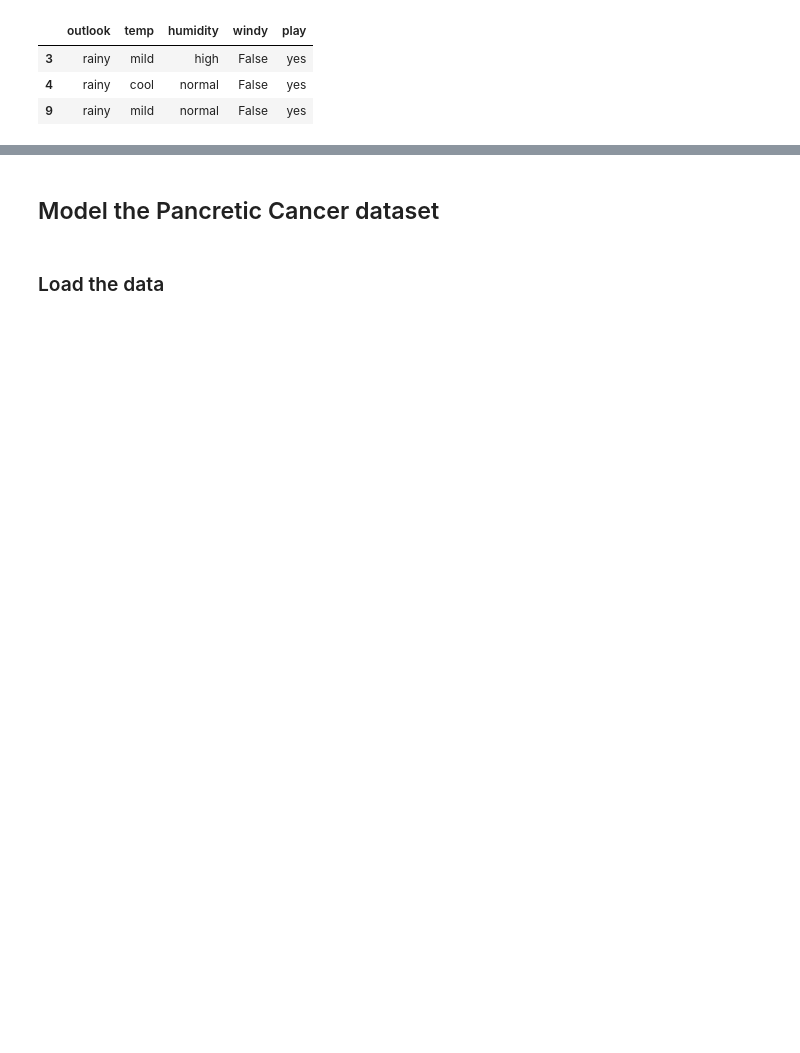
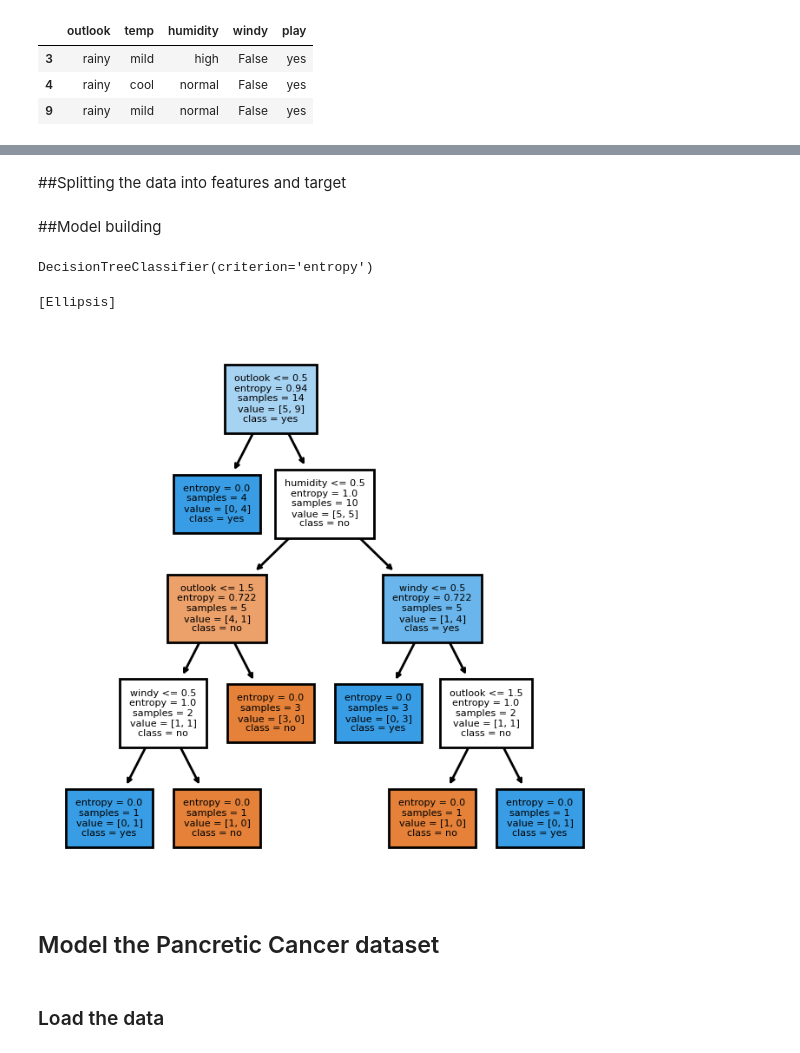
Before and after one commit to IndraniMandal/New-Revisions, a Jupyter notebook: Models_DT.ipynb, the cells around one changed output, grey strips where cells are left out. Cells and saved outputs as stored; diff of their text form; code cells hidden in the pictures; blank space fills up the shorter version.

```diff
--- a/Models_DT.ipynb
+++ b/Models_DT.ipynb
@@ -129,3 +206,41 @@ data[(data.outlook == 'rainy') & (data.play == 'yes')]
+# %%
+from sklearn.preprocessing import LabelEncoder
+Le = LabelEncoder()
+
+data['outlook'] = Le.fit_transform(data['outlook'])
+data['temp'] = Le.fit_transform(data['temp'])
+data['humidity'] = Le.fit_transform(data['humidity'])
+data['windy'] = Le.fit_transform(data['windy'])
+# %% [markdown]
+##Splitting the data into features and target
+# %%
+features= data.drop('play', axis=1)
+target = data.play
+# %% [markdown]
+##Model building
+# %%
+#From the model selection library import decision tree
+from sklearn import tree
+
+#models is a decision tree with entropy as a parameter
+dtree = tree.DecisionTreeClassifier(criterion='entropy')
+#Train the model with training feature matrix and it's corresponding target labels
+dtree.fit(features,target)
+# %% [output]
+DecisionTreeClassifier(criterion='entropy')
+# %%
+# Visualize the decision tree model
+import matplotlib.pyplot as plt  # visualization library
+from sklearn.tree import plot_tree
+fig, axes = plt.subplots(1, 1, figsize=(4, 4), dpi=200)
+plot_tree(dtree, fontsize=4, filled=True,
+               max_depth=4,
+               feature_names= features.columns,
+               class_names= list(target.unique()))
+[...]
+# %% [output]
+[Ellipsis]
+[figure, added]
 # %% [markdown]
 ## Model the Pancretic Cancer dataset
 # %% [markdown]
```
Also changed, not shown: parts of 34 cells of this notebook.
